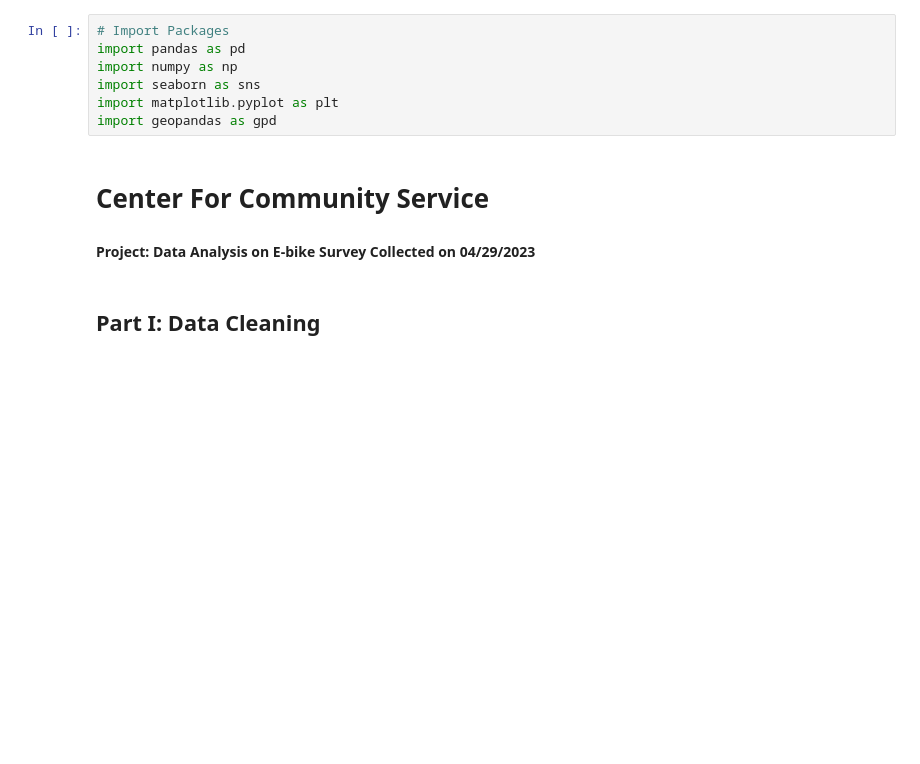
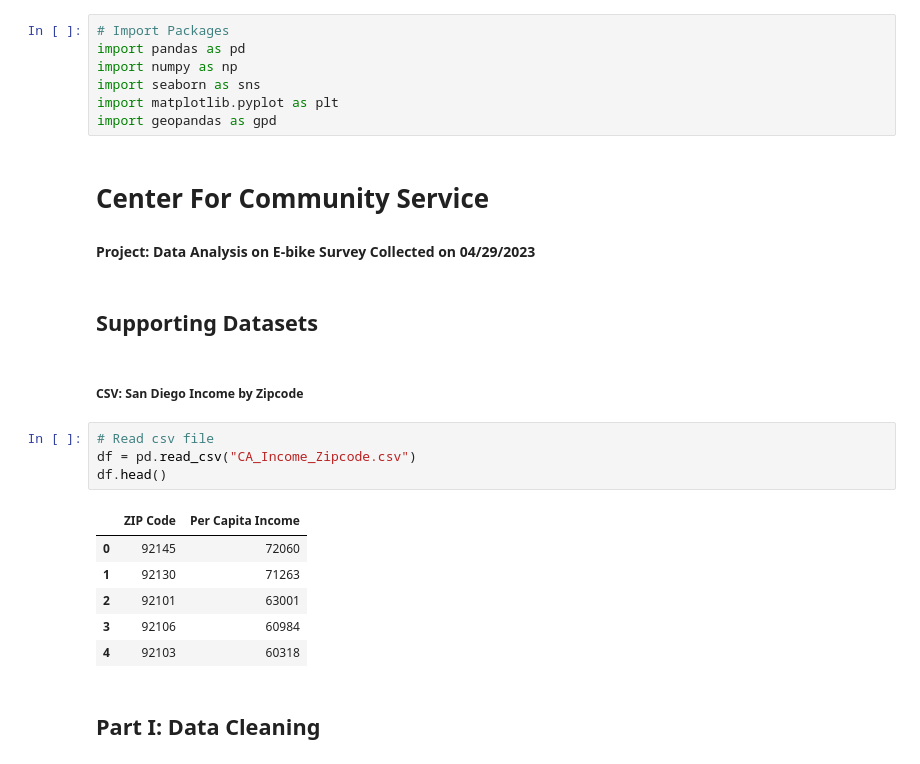
Before and after one commit to claireZHL/CCE-Data-Analysis, a Jupyter notebook: Data_Analysis_on_E_Bike_Survey_Collected_on_04_29_2023.ipynb, the cells around one changed output. Saved outputs shown, nothing was run; the diff lists cells and outputs as text; blank space fills up the shorter version.

Commit message:
CA income data

```diff
--- a/Data_Analysis_on_E_Bike_Survey_Collected_on_04_29_2023.ipynb
+++ b/Data_Analysis_on_E_Bike_Survey_Collected_on_04_29_2023.ipynb
@@ -8,6 +8,21 @@ import geopandas as gpd
 # %% [markdown]
 # Center For Community Service
 #### Project: Data Analysis on E-bike Survey Collected on 04/29/2023
+# %% [markdown]
+## Supporting Datasets
+# %% [markdown]
+##### CSV: San Diego Income by Zipcode
+# %%
+# Read csv file
+df = pd.read_csv("CA_Income_Zipcode.csv")
+df.head()
+# %% [output]
+|  | ZIP Code | Per Capita Income |
+| 0 | 92145 | 72060 |
+| 1 | 92130 | 71263 |
+| 2 | 92101 | 63001 |
+| 3 | 92106 | 60984 |
+| 4 | 92103 | 60318 |
 # %% [markdown]
 ## Part I: Data Cleaning
 # %% [markdown]
```
Also changed, not shown: 2 other files.
